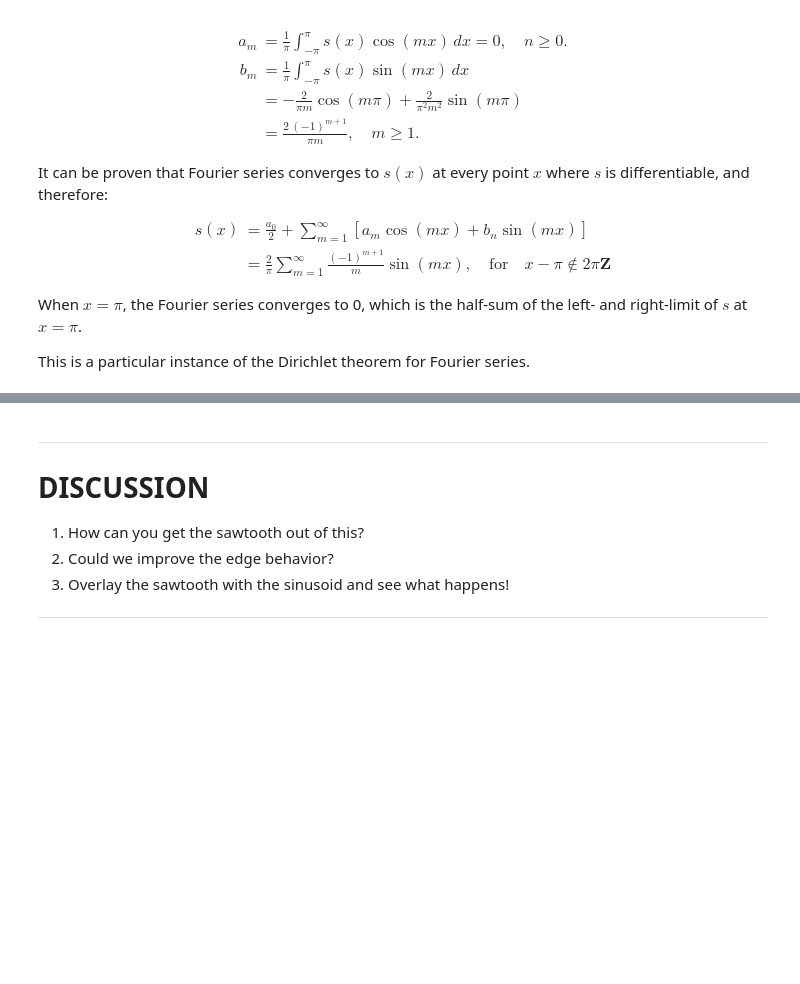
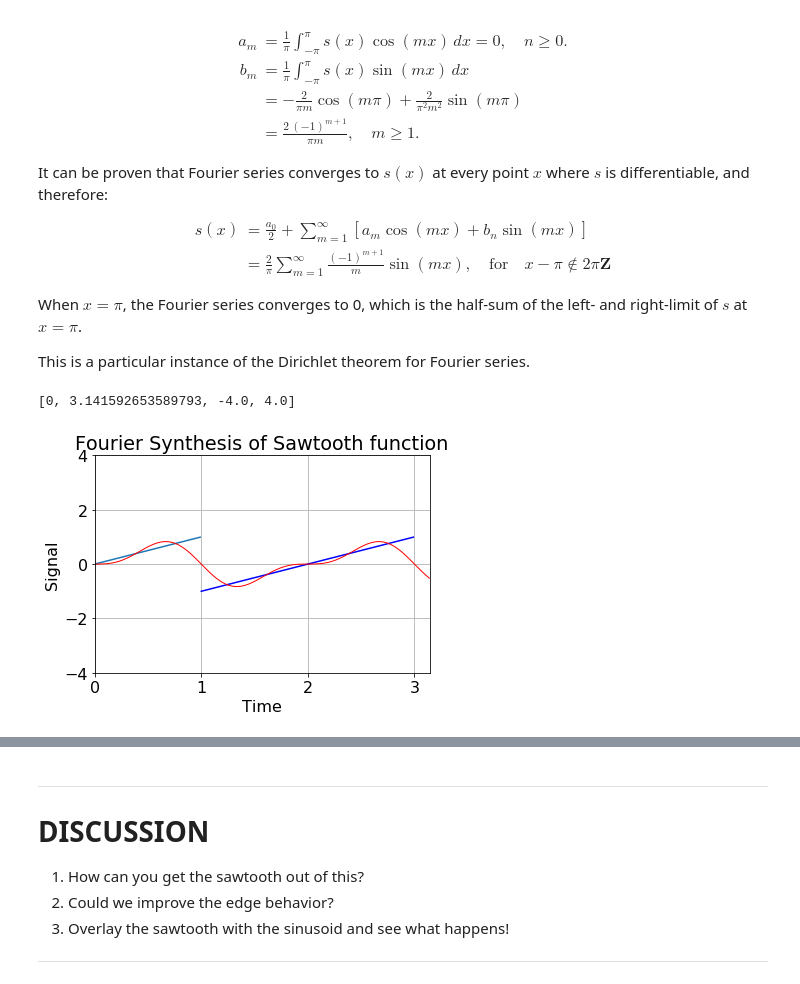
Before and after one commit to UChicagoPhysics/PHYS250, a Jupyter notebook: Examples/Fourier-Series.ipynb, the cells around one changed output, grey strips where cells are left out. Saved outputs shown, nothing was run; the diff lists cells and outputs as text; code cells hidden in the pictures; blank space fills up the shorter version.

```diff
--- a/Examples/Fourier-Series.ipynb
+++ b/Examples/Fourier-Series.ipynb
@@ -244,26 +254,29 @@ def Fourier(M,T,t):                          # M = number waves, T = period, t =
     return sumy
 # %%
 fig, ax = plt.subplots()
-t  = np.arange(0.0, np.pi, 0.01)
-t1 = np.arange(0.0,T_period/2,0.01)
+t  = np.arange(0, np.pi, 0.01)
+t1 = np.arange(0,T_period/2,0.01)
 t2 = t[100:300]
 f1 = t1
 f2 = t2-T_period
 s  = 0
 plt.plot(t1,f1)
 plt.plot(t2,f2,color='b')
 
 
 plt.axis([0, np.pi, -4.0, 4.0])             # minx, maxx, miny, maxy
 plt.xlabel('Time')
 plt.ylabel('Signal')
 plt.title('Fourier Synthesis of Sawtooth function')
 plt.grid(True)
 
-s = Fourier(10, T_period,t)
+s = Fourier(3, T_period,t)
 fig.gca()
 lines, = plt.plot(t, s, lw=1, color='red')
 plt.axis([0, np.pi, -4.0, 4.0])
+# %% [output]
+[0, 3.141592653589793, -4.0, 4.0]
+[figure, added]
 # %%
 s = Fourier(m_initial, T_period,t)
 fig.gca()
```
Also changed, not shown: parts of 6 cells of this notebook, 1 other file.
